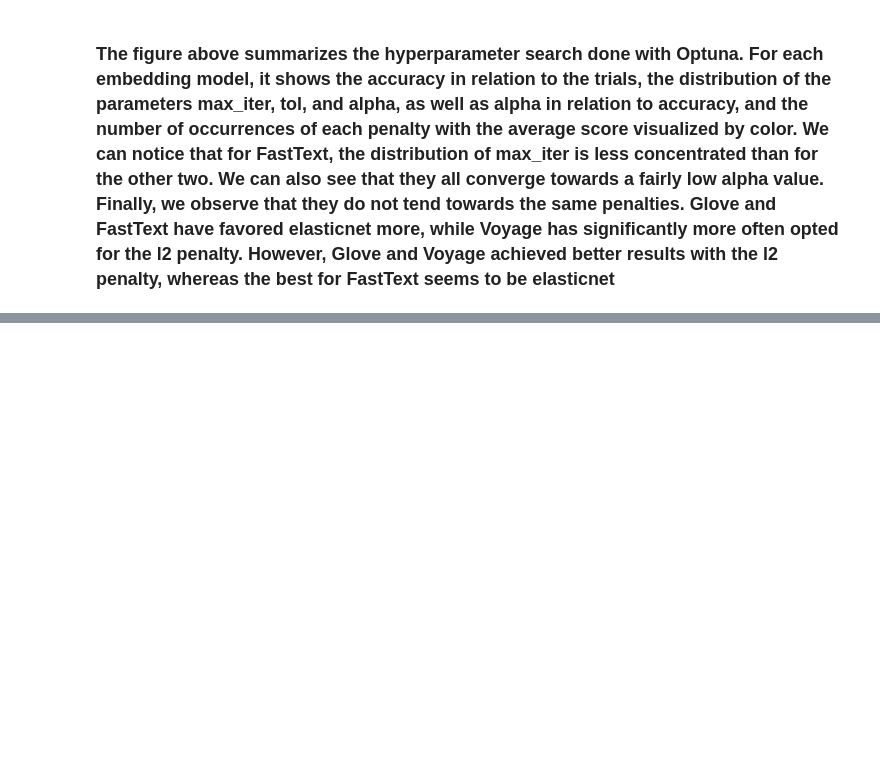
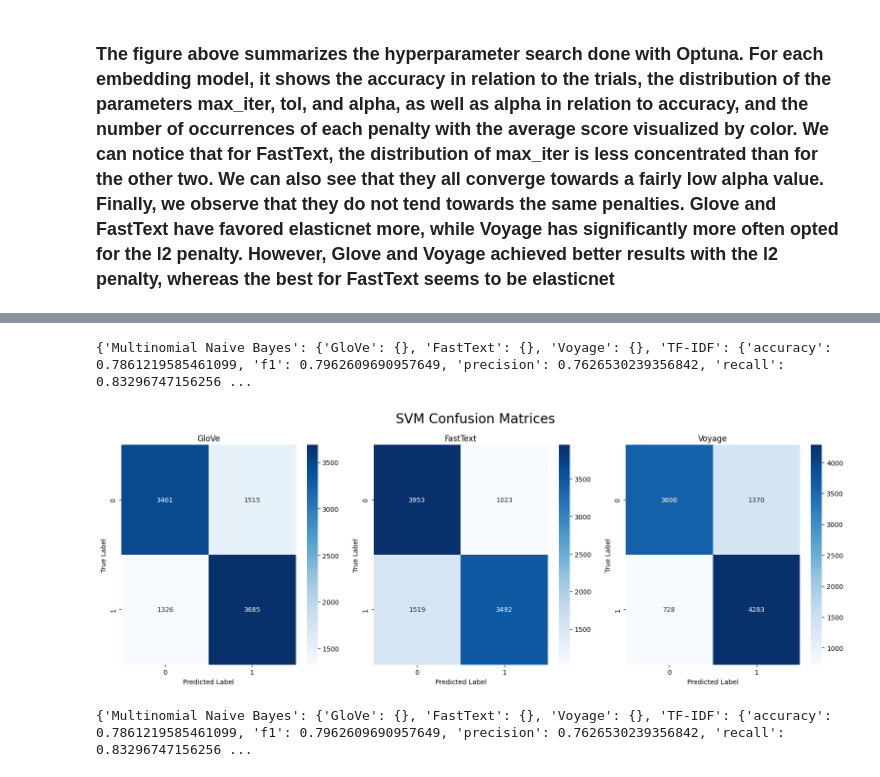
Before and after one commit to ilanaliouchouche/hate-speechs, a Jupyter notebook: hatespeech.ipynb, the cells around one changed output, grey strips where cells are left out. Saved outputs shown, nothing was run; the diff lists cells and outputs as text; code cells hidden in the pictures; blank space fills up the shorter version.

```diff
--- a/hatespeech.ipynb
+++ b/hatespeech.ipynb
@@ -818,0 +813,3 @@ plt.show()
+# %%
+svm_models = [(embed, SGDClassifier(**sgd_best_params[embed], random_state=42)) for embed in embed_list[:-1]]
+svm_models
@@ -818,0 +826,41 @@ plt.show()
+# %%
+with open('model_scores.json', 'r') as f:
+    model_scores = json.load(f)
+print(model_scores)
+# %% [output]
+{'Multinomial Naive Bayes': {'GloVe': {}, 'FastText': {}, 'Voyage': {}, 'TF-IDF': {'accuracy': 0.7861219585461099, 'f1': 0.7962609690957649, 'precision': 0.7626530239356842, 'recall': 0.83296747156256 ...
+# %%
+model_scores['SGDClassifier SVM'] = {embed: {} for embed in embed_list[:-1]}
+# %%
+fig, axs = plt.subplots(1, 3, figsize=(16, 6))
+axs = axs.flatten()
+fig.suptitle('SVM Confusion Matrices', fontsize=20)
+
+for model,svm in tqdm(svm_models):
+    svm.fit(df_with_vectors[model].tolist(), df_with_vectors['Label'])
+    start = perf_counter()
+    preds = svm.predict(df_with_vectors_test[model].tolist())
+    end = perf_counter() - start
+    model_scores['SGDClassifier SVM'][model] = {
+        'accuracy': accuracy_score(df_with_vectors_test['Label'], preds),
+        'f1': f1_score(df_with_vectors_test['Label'], preds),
+        'precision': precision_score(df_with_vectors_test['Label'], preds),
+        'recall': recall_score(df_with_vectors_test['Label'], preds),
+        'time': end
+    }
+
+    cm = confusion_matrix(df_with_vectors_test['Label'], preds)
+    sns.heatmap(cm, annot=True, fmt='d', ax=axs[svm_models.index((model, svm))], cmap='Blues')
+    axs[svm_models.index((model, svm))].set_title(model)
+    axs[svm_models.index((model, svm))].set_xlabel('Predicted Label')
+    axs[svm_models.index((model, svm))].set_ylabel('True Label')
+
+plt.tight_layout()
+plt.savefig('images/svm_confusion_matrices.png')
+plt.show()
+# %% [output]
+[figure, added]
+# %%
+print(model_scores)
+# %% [output]
+{'Multinomial Naive Bayes': {'GloVe': {}, 'FastText': {}, 'Voyage': {}, 'TF-IDF': {'accuracy': 0.7861219585461099, 'f1': 0.7962609690957649, 'precision': 0.7626530239356842, 'recall': 0.83296747156256 ...
```
Also changed, not shown: parts of 32 cells of this notebook, 8 other files.
